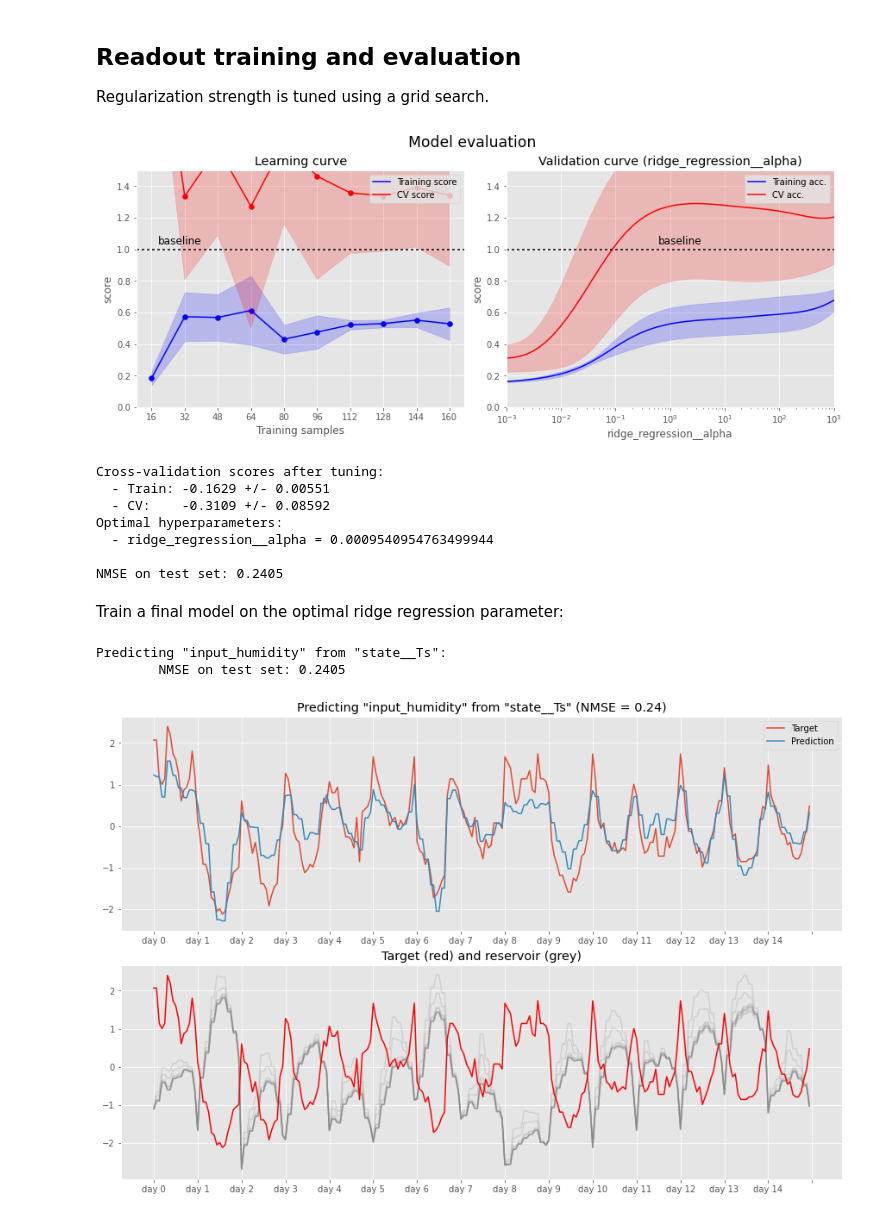
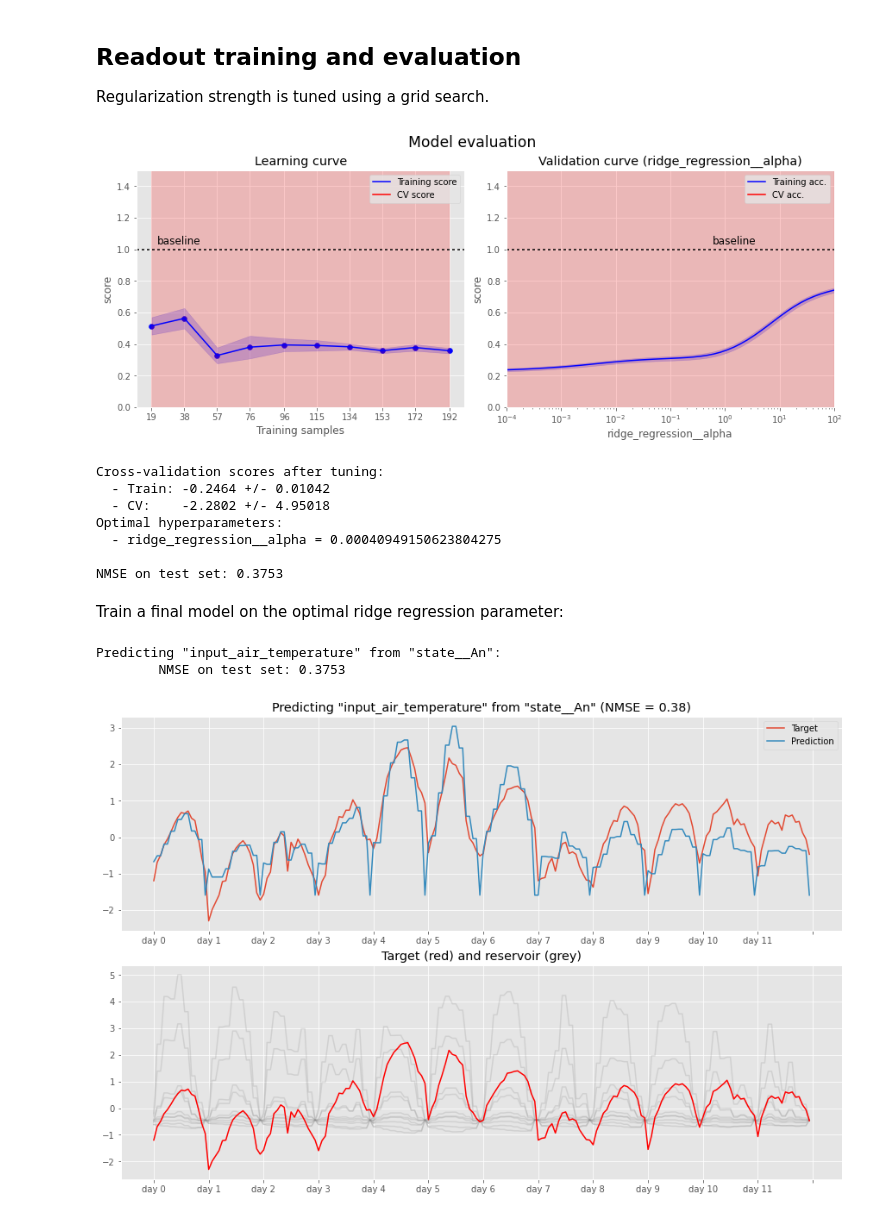
Before and after one commit to mcndt/thesis-plant-reservoir-computing, a Jupyter notebook: notebooks/rc_exploration_WheatFspm/2022_03_25A_wheatfspm_first_rc_evaluation.ipynb, the cells around one changed output. Drawn from its saved outputs; the diff is of its cells as text; code cells hidden in the pictures.

````diff
--- a/notebooks/rc_exploration_WheatFspm/2022_03_25A_wheatfspm_first_rc_evaluation.ipynb
+++ b/notebooks/rc_exploration_WheatFspm/2022_03_25A_wheatfspm_first_rc_evaluation.ipynb
@@ -215,15 +215,15 @@ def preprocess_data(dataset, target, reservoir, warmup_steps=0, day_mask=None):
 from src.learning.preprocessing import generate_mask
 
 
-DATASET = dataset_nema_h3
-RUN_ID = 'NEMA_H3'
-# DATASET = dataset_nema_h0
-# RUN_ID = 'NEMA_H0'
+# DATASET = dataset_nema_h3
+# RUN_ID = 'NEMA_H3'
+DATASET = dataset_nema_h0
+RUN_ID = 'NEMA_H0'
 
-TARGET = 'input_humidity'
-STATE_VAR = 'state__Ts'
-# TARGET = targets[0]
-# STATE_VAR = state_variables[0]
+# TARGET = 'input_humidity'
+# STATE_VAR = 'state__Ts'
+TARGET = targets[0]
+STATE_VAR = state_variables[0]
 
 WARMUP_STEPS = 4 * 24
 DAY_MASK = generate_mask(5, 21)
@@ -307,15 +307,23 @@ g1     g2      g3      g4      g5      g6      g7     g8
 Train | Test  | Train | Test  | Train | Test  | Train | Test  | ... (repeat)
 ```
 # %%
-def train_test_split_alternating(X, y, groups, ratio=1):
+def train_test_split_alternating(X, y, groups, ratio=1, blocks=1):
   """The ratio parameter determines how many training days
   are included for every test day.
 
   e.g. if ratio=2, then the train-test ratio is 2:1
   """
   group_ids = np.unique(groups)
-  test_group_ids = group_ids[ratio::ratio + 1]
-  train_mask = ~np.isin(groups, test_group_ids)
+
+  train_groups_mask = np.ones((ratio + 1), dtype=bool)
+  train_groups_mask[-1] = False
+  train_groups_mask = np.repeat(train_groups_mask, blocks)
+  train_groups_mask = np.tile(
+      train_groups_mask, np.ceil(len(group_ids) / len(train_groups_mask)).astype(int)
+  )
+  train_groups_mask = train_groups_mask[: len(group_ids)]
+  train_group_ids = group_ids[train_groups_mask]
+  train_mask = np.isin(groups, train_group_ids)
 
   X_train = X[train_mask]
   groups_train = groups[train_mask]
@@ -328,7 +336,7 @@ def train_test_split_alternating(X, y, groups, ratio=1):
   return (X_train, y_train, groups_train), (X_test, y_test, groups_test)
 # %%
 # train, test = train_test_split_alternating(X, y, groups)
-train, test = train_test_split_alternating(X, y, groups, ratio=1)
+train, test = train_test_split_alternating(X, y, groups, ratio=1, blocks=4)
 
 X_train, y_train, groups_train = train
 X_test, y_test, groups_test = test
@@ -339,4 +347,7 @@ print(f'groups_train shape: {groups_train.shape}')
 print(f'X_test shape:       {X_test.shape}')
 print(f'y_test shape:       {y_test.shape}')
 print(f'groups_train shape: {groups_train.shape}')
+
+print(f'Training groups: {np.unique(groups_train).shape[0]}')
+print(f'Testing groups: {np.unique(groups_test).shape[0]}')
 # %% [output]
@@ -362,7 +375,8 @@ from sklearn.model_selection import GroupKFold
 from src.learning.scorers import nmse_scorer
 
 
-N_FOLDS = 3
+N_FOLDS = np.unique(groups_train).shape[0]
+# N_FOLDS = 5
 
 
 # Define model
@@ -387,15 +401,15 @@ Regularization strength is tuned using a grid search.
 # %%
 %reload_ext autoreload
 %autoreload 2
 
 from figures import learning_validation_curves
 
 param_name = 'ridge_regression__alpha'
-param_range = 10 ** np.linspace(np.log10(1e-3), np.log10(1e3), 50)
+param_range = 10 ** np.linspace(np.log10(1e-4), np.log10(1e2), 50)
 
 learning_validation_curves(readout, X_train, y_train, groups_train, folds, scorer, param_name, param_range)
 # %% [output]
-[figure, old version]
+[figure, new version]
 # %%
 from src.learning.training import perform_gridsearch
 
@@ -405,12 +419,12 @@ test_score = -scorer(model, X_test, y_test)
 print(f'\nNMSE on test set: {test_score:.4f}')
 # %% [output]
 Cross-validation scores after tuning:
-  - Train: -0.1629 +/- 0.00551
-  - CV:    -0.3109 +/- 0.08592
+  - Train: -0.2464 +/- 0.01042
+  - CV:    -2.2802 +/- 4.95018
 Optimal hyperparameters:
-  - ridge_regression__alpha = 0.0009540954763499944
+  - ridge_regression__alpha = 0.00040949150623804275
 
-NMSE on test set: 0.2405
+NMSE on test set: 0.3753
 # %% [markdown]
 Train a final model on the optimal ridge regression parameter:
 # %%
@@ -427,8 +441,8 @@ final_score = -scorer(final_model, X_test[:], y_test[:])
 print(f'Predicting "{TARGET}" from "{STATE_VAR}":')
 print(f'\tNMSE on test set: {final_score:.4f}')
 # %% [output]
-Predicting "input_humidity" from "state__Ts":
-        NMSE on test set: 0.2405
+Predicting "input_air_temperature" from "state__An":
+        NMSE on test set: 0.3753
 # %%
 y_hat = final_model.predict(X_test)
 
@@ -469,4 +483,4 @@ with plt.style.context('ggplot'):
 
   plt.show()
 # %% [output]
-[figure, old version]
+[figure, new version]
````
Also changed, not shown: parts of 5 cells of this notebook, 7 other files.
